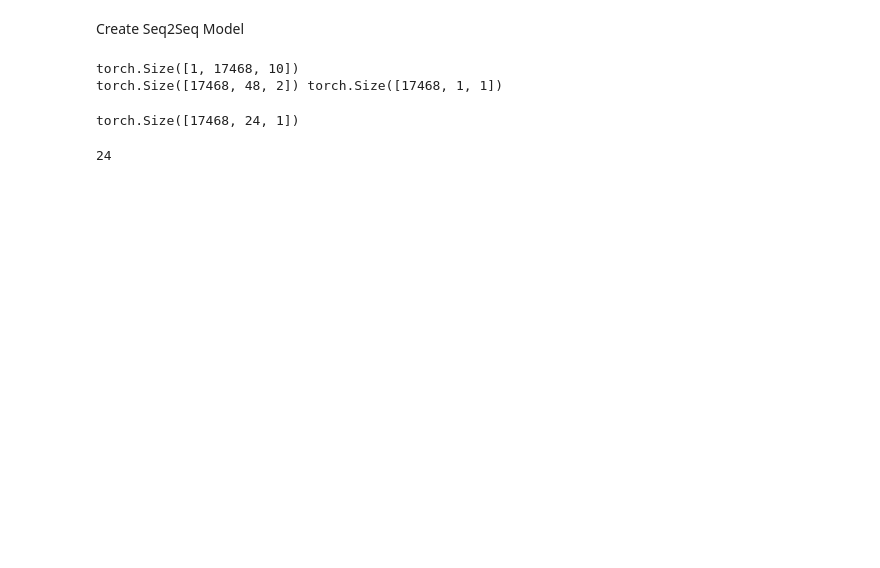
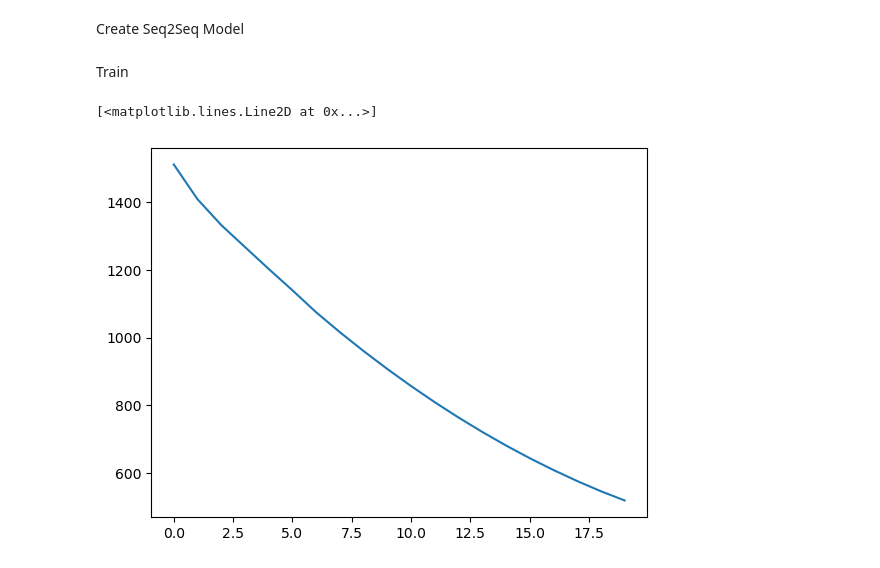
Before and after one commit to atleer/forecast-electricity-markets, a Jupyter notebook: analysis/notebooks/exploration/seq2seq_multivariate.ipynb, the cells around one changed output. Saved outputs shown, nothing was run; the diff lists cells and outputs as text; code cells hidden in the pictures; blank space fills up the shorter version.

```diff
--- a/analysis/notebooks/exploration/seq2seq_multivariate.ipynb
+++ b/analysis/notebooks/exploration/seq2seq_multivariate.ipynb
@@ -130,3 +121,0 @@ X.shape, y.shape
-# %%
-X = torch.tensor(X, dtype = torch.float32)
-y = torch.tensor(y, dtype = torch.float32)
@@ -147,40 +135,31 @@ class Seq2SeqGRU(nn.Module):
     def forward(self, X, horizon: int = 24):
 
         # encode input
-        _, hidden = self.encoder(X)
+        enc_output, hidden = self.encoder(X)
+        #print(f'enc_output.shape: {enc_output.shape}')
 
-        print(hidden.shape)
+        #print(f'encoder hidden.shape: {hidden.shape}')
 
         # seed for decoder: the last observed price
         dec_input = X[:, -1:, 1:2] # dims: (batch, 1, 1)
 
-        print(X.shape, dec_input.shape)
+        #print(f'X.shape: {X.shape}, dec_input.shape: {dec_input.shape}')
 
         predictions = []
         for time_step in range(horizon):
             # decode
             dec_output, hidden = self.decoder(dec_input, hidden)
+            #print(f'dec_output: {dec_output.shape}, decoder hidden.shape: {hidden.shape}')
 
             # make prediction from output of decoder
             prediction = self.fc(dec_output)
+            #print(f'prediction.shape: {prediction.shape}')
             predictions.append(prediction)
 
-            # am not using teacher forcing for now and just reuse
+            # TODO: add random teacher forcing. For now, just use current prediction as input to next prediction
             dec_input = prediction
 
-        return predictions
+        # concatinate over dim 1 so that horizon is on second dimension and batches on first
+        return torch.cat(predictions, dim=1)
 # %%
-model = Seq2SeqGRU(enc_input_size=2)
-
-predictions = model.forward(X)
+model = Seq2SeqGRU(enc_input_size=2, dec_input_size = 1)
-# %% [output]
-torch.Size([1, 17468, 10])
-torch.Size([17468, 48, 2]) torch.Size([17468, 1, 1])
-# %%
-torch.cat(predictions, dim=1).shape
-# %% [output]
-torch.Size([17468, 24, 1])
-# %%
-len(predictions)
-# %% [output]
-24
@@ -186,0 +169,28 @@ len(predictions)
+# %% [markdown]
+Train
+# %%
+learning_rate = 0.1
+nepochs = 20
+
+optimizer = torch.optim.Adam(lr = learning_rate, params=model.parameters())
+
+criterion = nn.MSELoss()
+
+losses = []
+for epoch in tqdm(range(nepochs)):
+    optimizer.zero_grad()
+
+    predictions = model(X, horizon=horizon)
+
+    loss = criterion(predictions, y)
+
+    loss.backward()
+
+    optimizer.step()
+
+    losses.append(loss.item())
+# %%
+plt.plot(losses)
+# %% [output]
+[<matplotlib.lines.Line2D at 0x...>]
+[figure, added]
```
Also changed, not shown: parts of 13 cells of this notebook.
